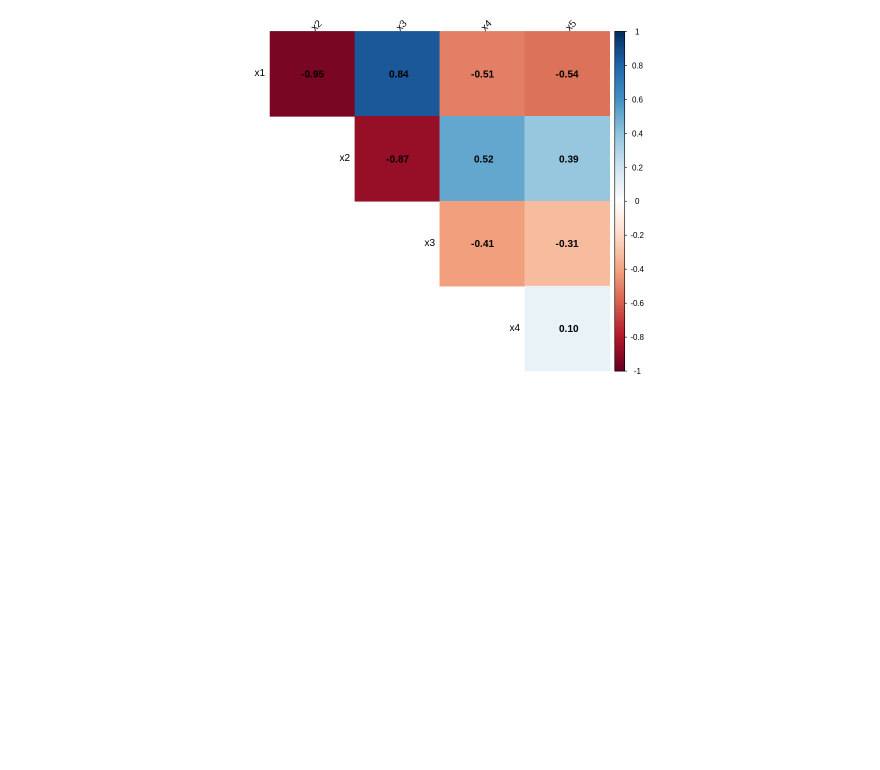
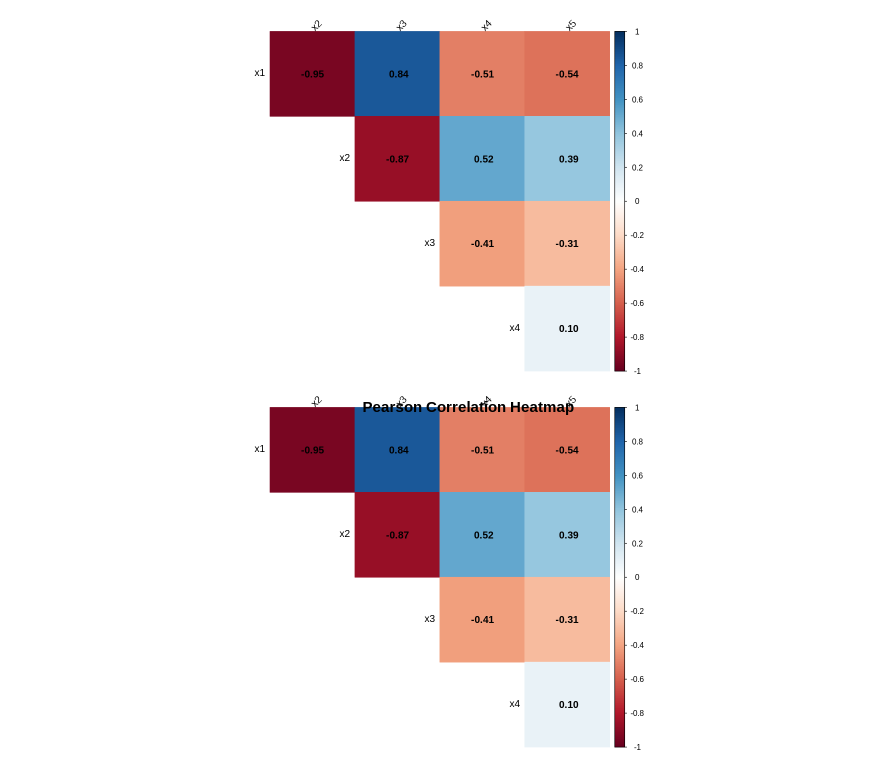
Before and after one commit to RiseshStha/statistics-for-data-science-project, a Jupyter notebook: Modeling EEG signals using polynomial regression.ipynb, the cells around one changed output. Cells and saved outputs as stored; diff of their text form; code cells hidden in the pictures; blank space fills up the shorter version.

```diff
--- a/Modeling EEG signals using polynomial regression.ipynb
+++ b/Modeling EEG signals using polynomial regression.ipynb
@@ -842,3 +851,19 @@ corrplot(cor_matrix,
          diag = FALSE)
 # %% [output]
 [figure]
+# %%
+
+cor_matrix <- cor(df[c('x1', 'x2', 'x3', 'x4', 'x5')])
+
+corrplot(cor_matrix,
+         method = "color",
+         type = "upper",
+         addCoef.col = "black",
+         tl.col = "black",
+         tl.srt = 45,
+         diag = FALSE)
+
+# Add a title
+title("Pearson Correlation Heatmap", line = 2.5, cex.main = 1.5)
+# %% [output]
+[figure, added]
```
Also changed, not shown: parts of 10 cells of this notebook.
